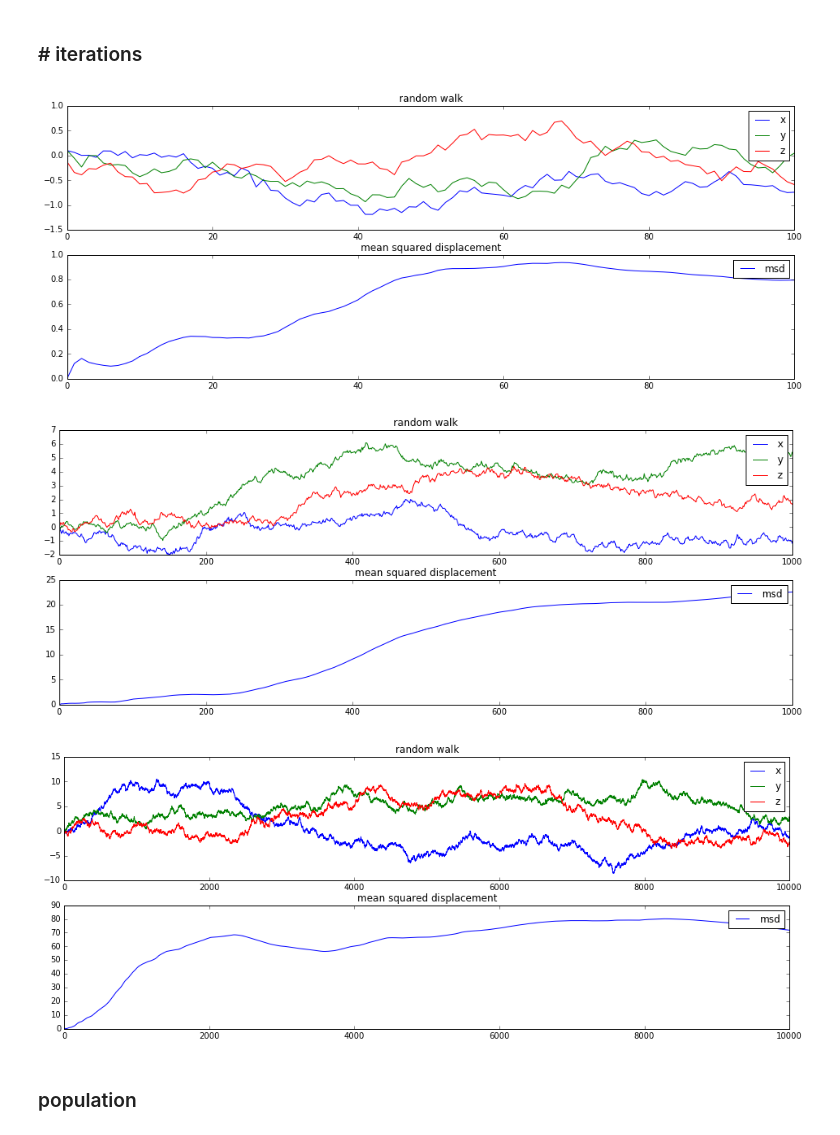
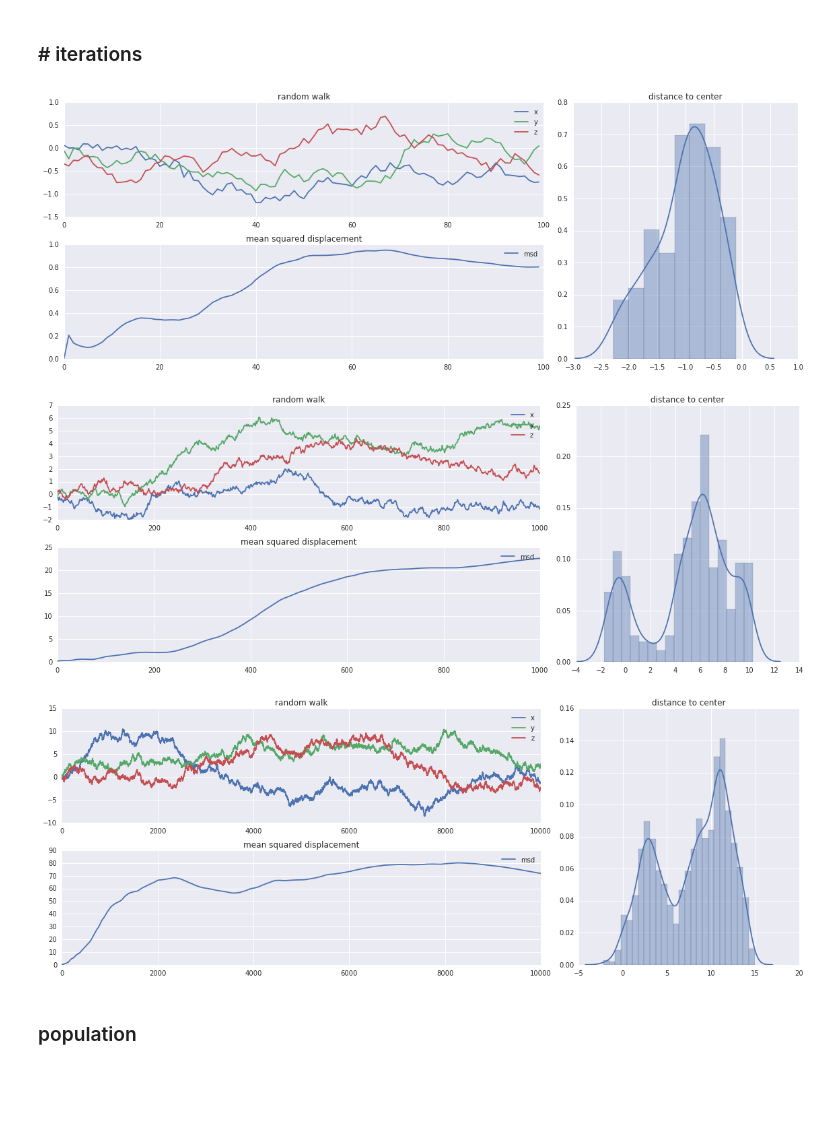
Before and after one commit to mmonkman/discrete-time-models, a Jupyter notebook: population_random_walk.ipynb, the cells around one changed output. Cells and saved outputs as stored; diff of their text form; code cells hidden in the pictures; blank space fills up the shorter version.

Commit message:
updates the simulation

```diff
--- a/population_random_walk.ipynb
+++ b/population_random_walk.ipynb
@@ -69,46 +73,66 @@ def mean_squared_dis(pos):
 
     return msd
 # %%
-def plot_random_walk(memo):
+def visualize(memo, msd):
     plt.figure(figsize=(16, 6))
 
-    plt.subplot(2, 1, 1)
+    # plt.subplot(2, 2, 1)
+    plt.subplot2grid((2,3), (0,0), colspan=2)
     plt.title('random walk')
     plt.plot(memo)
     plt.legend(['x','y','z'])
 
-    plt.subplot(2, 1, 2)
+    # plt.subplot(2, 2, 2)
+    plt.subplot2grid((2,3), (0,2), rowspan=2)
+    plt.title('distance to center')
+    sns.distplot(np.sum(memo, 1))
+
+    # plt.subplot(2, 2, 3)
+    plt.subplot2grid((2,3), (1,0), colspan=2)
     plt.title('mean squared displacement')
-    plt.plot(mean_squared_dis(memo))
+    plt.plot(msd)
     plt.legend(['msd'])
+
+    plt.tight_layout()
 # %%
-def iterator(num_iter=10000, population=100, mean=0, std=1, a=1, b=1, chm_src=False):
+def simulate(num_iter=10000, population=100, mean=0, std=1, a=1, b=20, chm_src=False):
+    # initial position of the bacterias
     init_bacteria_pos = np.random.normal(
         loc=mean,
         scale=std,
         size=(population, 3)
     ).reshape(population, 3)
 
-    memo = random_walk(init_bacteria_pos, mean=mean, std=std, num_iter=num_iter, a=a, b=b, chm_src=chm_src)
+    # simulation result
+    memo = random_walk(
+        init_bacteria_pos,
+        mean=mean,
+        std=std,
+        num_iter=num_iter,
+        a=a, b=b,
+        chm_src=chm_src
+    )
+    msd = mean_squared_dis(memo)
 
-    plot_random_walk(memo)
+    # visualize the result
+    visualize(memo, msd)
 # %% [markdown]
 ## random walks
 keep all the parameters constant except
 # %% [markdown]
 ### # iterations
 # %%
-iterator(num_iter=100)
+simulate(num_iter=100)
 # %% [output]
-[figure, old version]
+[figure, new version]
 # %%
-iterator(num_iter=1000)
+simulate(num_iter=1000)
 # %% [output]
-[figure, old version]
+[figure, new version]
 # %%
-iterator(num_iter=10000)
+simulate(num_iter=10000)
 # %% [output]
-[figure, old version]
+[figure, new version]
 # %% [markdown]
 ### population
 # %%
```
Also changed, not shown: parts of 21 cells of this notebook.
